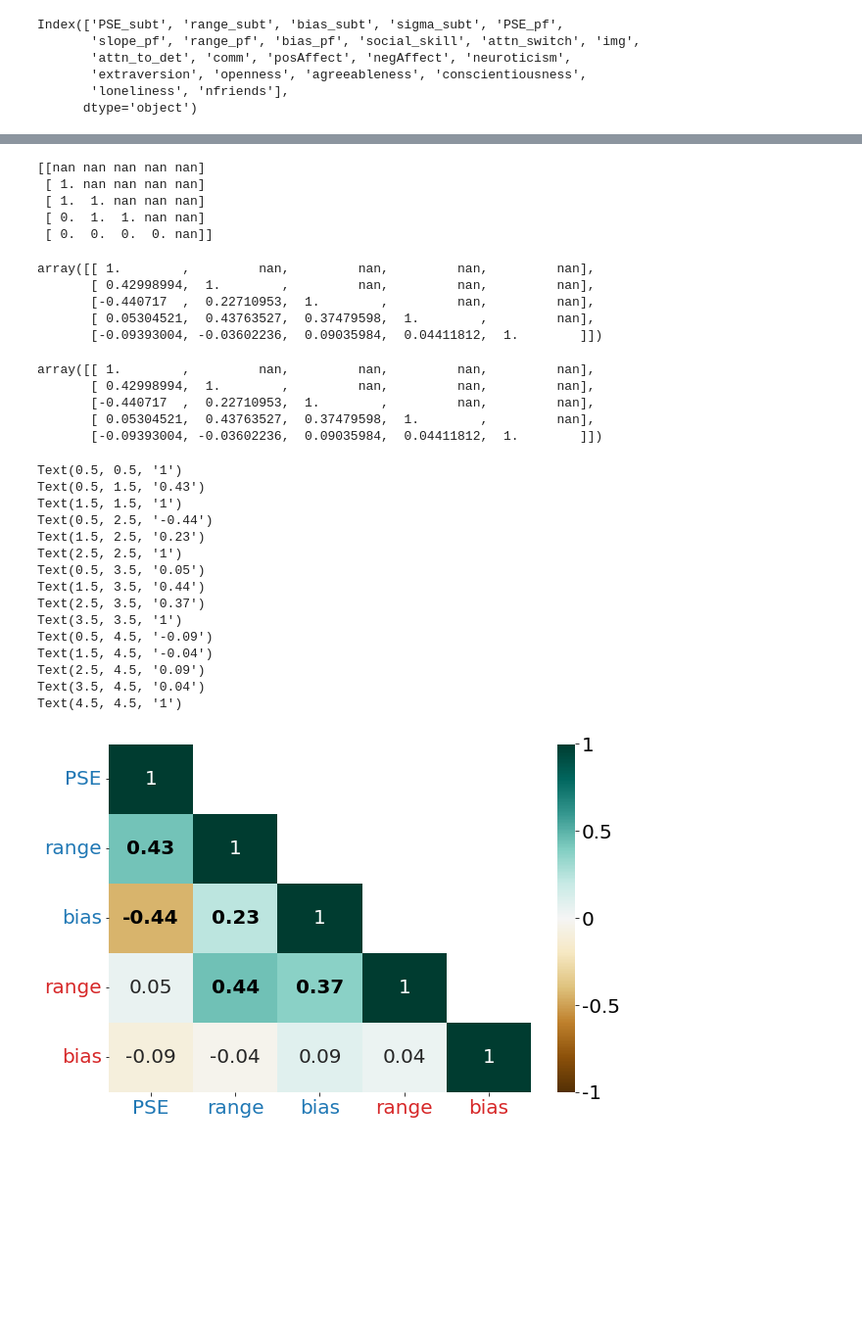
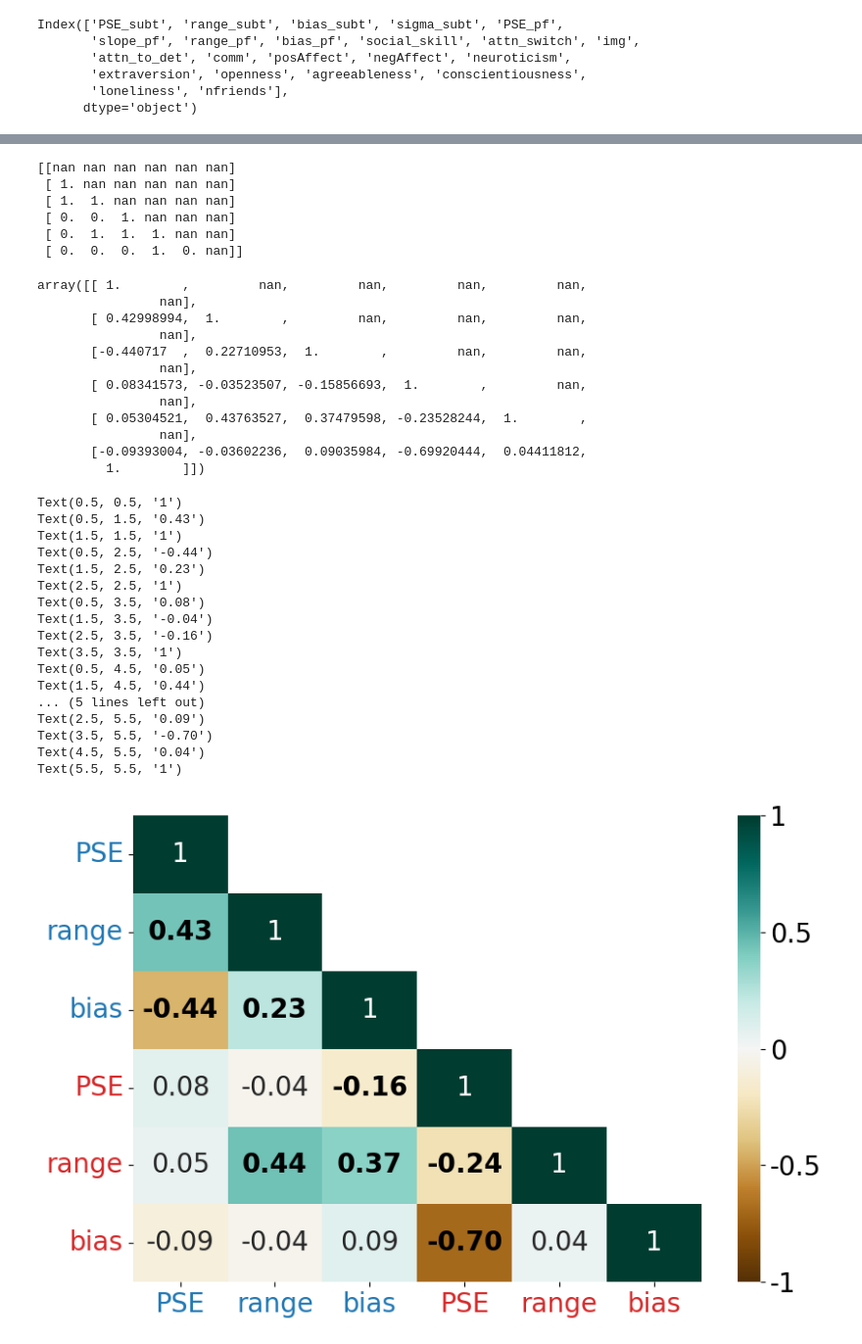
Before and after one commit to thefinnlab/psyanim_behav_paper1, a Jupyter notebook: scripts_data_for_beh_paper/code/Fig_5_across_tasks_behavior/Fig_5_plot_mixedtask.ipynb, the cells around one changed output, grey strips where cells are left out. Shown at 98% size. Drawn from its saved outputs; the diff is of its cells as text; code cells hidden in the pictures; blank space fills up the shorter version.

```diff
--- a/scripts_data_for_beh_paper/code/Fig_5_across_tasks_behavior/Fig_5_plot_mixedtask.ipynb
+++ b/scripts_data_for_beh_paper/code/Fig_5_across_tasks_behavior/Fig_5_plot_mixedtask.ipynb
@@ -112,7 +115,9 @@ def plot_corr(xcol,ycol,ax,asp=True):
     return r_p, x.shape[0]
 # %%
 cols_req_subt = ['subID','PSE','range','bias']
-cols_req_pf = ['subID','range','bias']
+# cols_req_pf = ['subID','range','bias']
+# cols_req_pf = ['subID','PSE','bias']
+cols_req_pf = ['subID','PSE','range','bias']
 # %%
 cols_req_subt = [i + '_subt' if i != 'subID' else i for i in cols_req_subt]
 cols_req_pf = [i + '_pf' if i != 'subID' else i for i in cols_req_pf]
@@ -140,8 +155,8 @@ for i,row1 in enumerate(cols_req_all[1:]):
 
 from multipy.fdr import lsu
 
-refx = np.array([[0, 0, 0, 0, 0],[1,1,1,1,1],[2,2,2,2,2],[3,3,3,3,3],[4,4,4,4,4]])
-refy = np.array([[0, 0, 0, 0, 0],[1,1,1,1,1],[2,2,2,2,2],[3,3,3,3,3],[4,4,4,4,4]]).T
+refx = np.array([[0, 0, 0, 0, 0, 0],[1,1,1,1,1,1],[2,2,2,2,2,2],[3,3,3,3,3,3],[4,4,4,4,4,4],[5,5,5,5,5,5]])
+refy = np.array([[0, 0, 0, 0, 0, 0],[1,1,1,1,1,1],[2,2,2,2,2,2],[3,3,3,3,3,3],[4,4,4,4,4,4],[5,5,5,5,5,5]]).T
 
 refx = refx[~np.isnan(r_all) & (r_all<0.9999)]
 refy = refy[~np.isnan(r_all) & (r_all<0.9999)]
@@ -155,26 +170,34 @@ refy_flat = refy.flatten()
 # Apply the lsu correction
 corrected_p_values_flattened = lsu(p_all_flattened)
 
-corrected_p_values = np.full((5,5),np.nan)
+corrected_p_values = np.full((6,6),np.nan)
 for i in range(len(corrected_p_values_flattened)):
     corrected_p_values[refx_flat[i],refy_flat[i]] = corrected_p_values_flattened[i]
 
 # Reshape the corrected p-values back to the original 2D shape
 print(corrected_p_values)
 # %% [output]
-[[nan nan nan nan nan]
- [ 1. nan nan nan nan]
- [ 1.  1. nan nan nan]
- [ 0.  1.  1. nan nan]
- [ 0.  0.  0.  0. nan]]
+[[nan nan nan nan nan nan]
+ [ 1. nan nan nan nan nan]
+ [ 1.  1. nan nan nan nan]
+ [ 0.  0.  1. nan nan nan]
+ [ 0.  1.  1.  1. nan nan]
+ [ 0.  0.  0.  1.  0. nan]]
 # %%
 r_all
 # %% [output]
-array([[ 1.        ,         nan,         nan,         nan,         nan],
-       [ 0.42998994,  1.        ,         nan,         nan,         nan],
-       [-0.440717  ,  0.22710953,  1.        ,         nan,         nan],
-       [ 0.05304521,  0.43763527,  0.37479598,  1.        ,         nan],
-       [-0.09393004, -0.03602236,  0.09035984,  0.04411812,  1.        ]])
+array([[ 1.        ,         nan,         nan,         nan,         nan,
+                nan],
+       [ 0.42998994,  1.        ,         nan,         nan,         nan,
+                nan],
+       [-0.440717  ,  0.22710953,  1.        ,         nan,         nan,
+                nan],
+       [ 0.08341573, -0.03523507, -0.15856693,  1.        ,         nan,
+                nan],
+       [ 0.05304521,  0.43763527,  0.37479598, -0.23528244,  1.        ,
+                nan],
+       [-0.09393004, -0.03602236,  0.09035984, -0.69920444,  0.04411812,
+         1.        ]])
 # %%
 s=20 # CHANGE FONTSIZE HERE
 plt.rc('font', size=s) #controls default text size
@@ -183,14 +206,6 @@ plt.rc('axes', labelsize=s) #fontsize of the x and y labels
 plt.rc('xtick', labelsize=s) #fontsize of the x tick labels
 plt.rc('ytick', labelsize=s) #fontsize of the y tick labels
 plt.rc('legend', fontsize=s) #fontsize of the legend
-# %%
-r_all
-# %% [output]
-array([[ 1.        ,         nan,         nan,         nan,         nan],
-       [ 0.42998994,  1.        ,         nan,         nan,         nan],
-       [-0.440717  ,  0.22710953,  1.        ,         nan,         nan],
-       [ 0.05304521,  0.43763527,  0.37479598,  1.        ,         nan],
-       [-0.09393004, -0.03602236,  0.09035984,  0.04411812,  1.        ]])
 # %%
 # fig,ax = plt.subplots(nrows=1,ncols = 1, figsize=(6,4.5))
 fig,ax = plt.subplots(nrows=1,ncols = 1, figsize=(9,6))
@@ -199,8 +214,10 @@ fig,ax = plt.subplots(nrows=1,ncols = 1, figsize=(9,6))
 # Create a custom annotation array
 annot = np.array([[f"{val:.2f}" if val <.999 else "1" for val in row] for row in r_all])
 sns.heatmap(r_all,vmin=-1,vmax=1,annot=annot,cbar=True,cmap=cmap,ax=ax,fmt='', annot_kws={"fontsize": 20})
-ax.set_xticklabels(['PSE_det','range_det','bias_det','range_disc','bias_disc'], rotation=0)
-ax.set_yticklabels(['PSE_det','range_det','bias_det','range_disc','bias_disc'], rotation=0)
+# ax.set_xticklabels(['PSE_det','range_det','bias_det','range_disc','bias_disc'], rotation=0)
+# ax.set_yticklabels(['PSE_det','range_det','bias_det','range_disc','bias_disc'], rotation=0)
+ax.set_xticklabels(['PSE_det','range_det','bias_det','PSE_disc','range_disc','bias_disc'], rotation=0)
+ax.set_yticklabels(['PSE_det','range_det','bias_det','PSE_disc','range_disc','bias_disc'], rotation=0)
 
 # Specify cells to be bolded (example: first row and first column)
 rows, cols = np.where(corrected_p_values==1)
@@ -237,39 +254,41 @@ for i, label in enumerate(ax.get_yticklabels()):
     elif 'disc' in label.get_text():
         label.set_color('tab:red')
 
 # Modify and reapply x-axis tick labels
 x_labels = [label.get_text().split('_')[0] for label in ax.get_xticklabels()]
 ax.set_xticklabels(x_labels, rotation=0, ha='center')  # Apply the new labels
 
 # Modify and reapply x-axis tick labels
 y_labels = [label.get_text().split('_')[0] for label in ax.get_yticklabels()]
 ax.set_yticklabels(y_labels, rotation=0, ha='right')  # Apply the new labels
 
 # Access the colorbar
 cbar = ax.collections[0].colorbar
 
 # Set the number of ticks
 ticks = [-1,-.5,0,0.5,1]
 cbar.set_ticks(ticks)  # Set the ticks
 cbar.set_ticklabels([f"{v:.1f}" if v in [-.5,.5] else f"{v:.0f}" for v in ticks])  # Optional: format tick labels
 
 
 plt.tight_layout()
 plt.savefig(f'{results_loc}/curvefit_subtlety_vs_playfight_onlynecparams_FDRcorr.png', dpi=300, bbox_inches='tight')
 # %% [output]
 Text(0.5, 0.5, '1')
 Text(0.5, 1.5, '0.43')
 Text(1.5, 1.5, '1')
 Text(0.5, 2.5, '-0.44')
 Text(1.5, 2.5, '0.23')
 Text(2.5, 2.5, '1')
-Text(0.5, 3.5, '0.05')
-Text(1.5, 3.5, '0.44')
-Text(2.5, 3.5, '0.37')
+Text(0.5, 3.5, '0.08')
+Text(1.5, 3.5, '-0.04')
+Text(2.5, 3.5, '-0.16')
 Text(3.5, 3.5, '1')
-Text(0.5, 4.5, '-0.09')
-Text(1.5, 4.5, '-0.04')
-Text(2.5, 4.5, '0.09')
-Text(3.5, 4.5, '0.04')
-Text(4.5, 4.5, '1')
+Text(0.5, 4.5, '0.05')
+Text(1.5, 4.5, '0.44')
+... (5 lines left out)
+Text(2.5, 5.5, '0.09')
+Text(3.5, 5.5, '-0.70')
+Text(4.5, 5.5, '0.04')
+Text(5.5, 5.5, '1')
-[figure, old version]
+[figure, new version]
```
Also changed, not shown: parts of 5 cells of this notebook, 28 other files.
